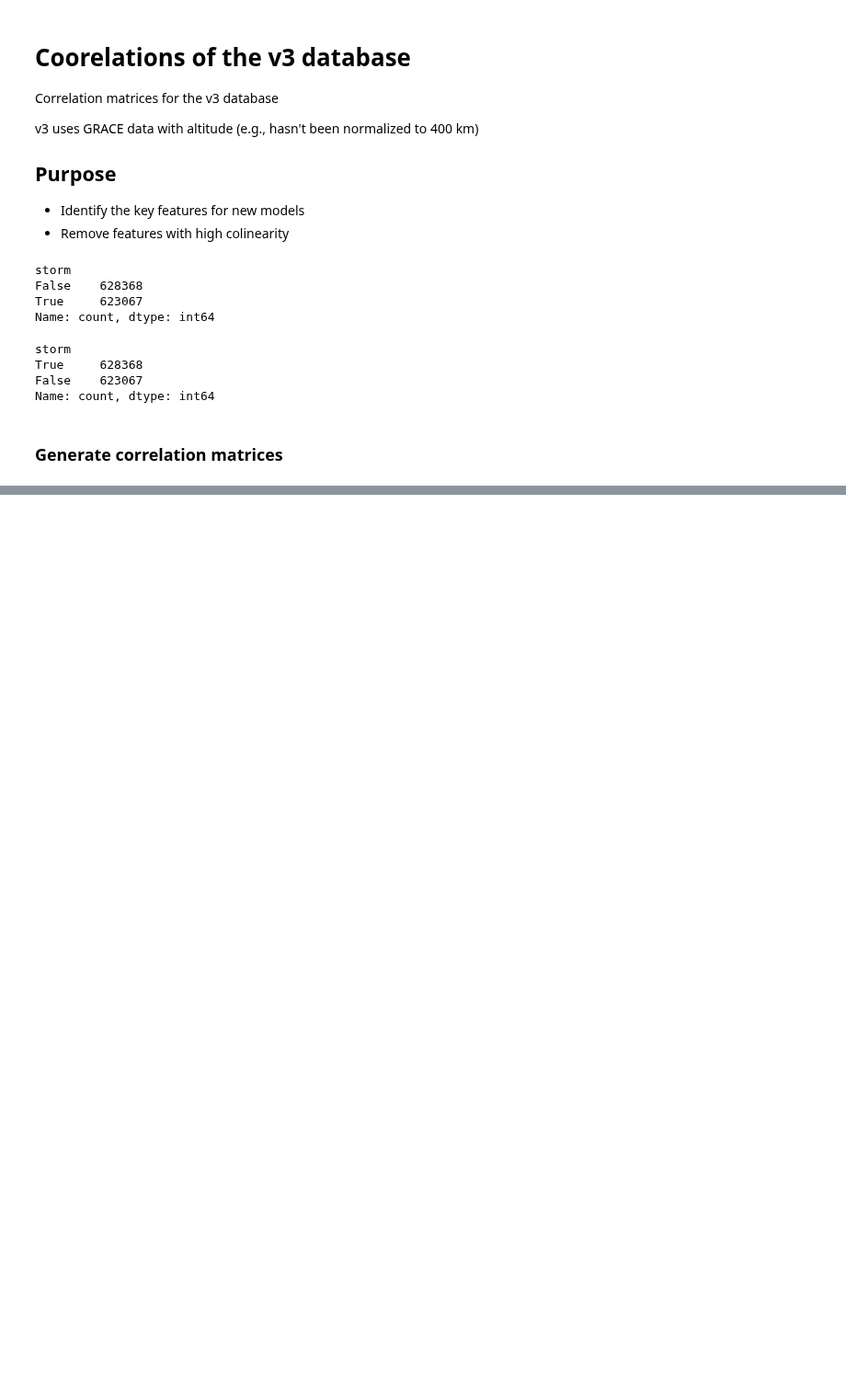
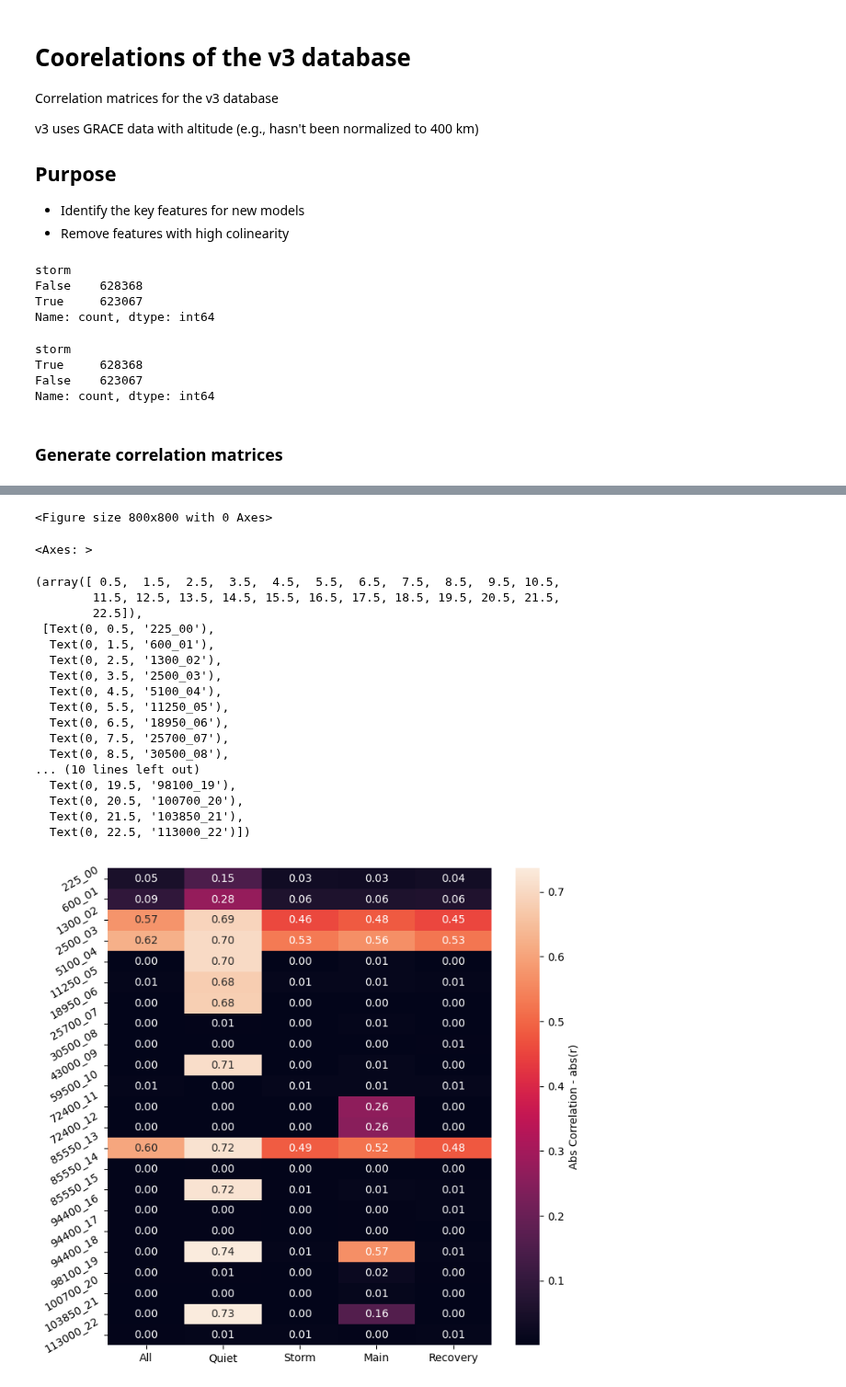
Before and after one commit to kylermurphy/SatDrag, a Jupyter notebook: Notebooks/Coor_database_v3.ipynb, the cells around one changed output, grey strips where cells are left out. Shown at 92% size. Cells and saved outputs as stored; diff of their text form; code cells hidden in the pictures; blank space fills up the shorter version.

```diff
--- a/Notebooks/Coor_database_v3.ipynb
+++ b/Notebooks/Coor_database_v3.ipynb
@@ -75,0 +79,3 @@ def cor_matrix(data, columns, dens_col,
+# %%
+c_fism = cor_matrix(df,fism_columns,dens_col,qt_t,st_t,mn_p,rc_p)
+c_fism
@@ -75,0 +100,26 @@ def cor_matrix(data, columns, dens_col,
+# %%
+plt.figure(figsize=(8, 8))
+sns.heatmap(c_fism[0:-1].abs(),annot=True, fmt='.2f', cbar_kws={'label':'Abs Correlation - abs(r)'})
+plt.yticks(rotation=30)
+plt.show()
+# %% [output]
+<Figure size 800x800 with 0 Axes>
+<Axes: >
+(array([ 0.5,  1.5,  2.5,  3.5,  4.5,  5.5,  6.5,  7.5,  8.5,  9.5, 10.5,
+        11.5, 12.5, 13.5, 14.5, 15.5, 16.5, 17.5, 18.5, 19.5, 20.5, 21.5,
+        22.5]),
+ [Text(0, 0.5, '225_00'),
+  Text(0, 1.5, '600_01'),
+  Text(0, 2.5, '1300_02'),
+  Text(0, 3.5, '2500_03'),
+  Text(0, 4.5, '5100_04'),
+  Text(0, 5.5, '11250_05'),
+  Text(0, 6.5, '18950_06'),
+  Text(0, 7.5, '25700_07'),
+  Text(0, 8.5, '30500_08'),
+... (10 lines left out)
+  Text(0, 19.5, '98100_19'),
+  Text(0, 20.5, '100700_20'),
+  Text(0, 21.5, '103850_21'),
+  Text(0, 22.5, '113000_22')])
+[figure, added]
```
Also changed, not shown: parts of 6 cells of this notebook.
